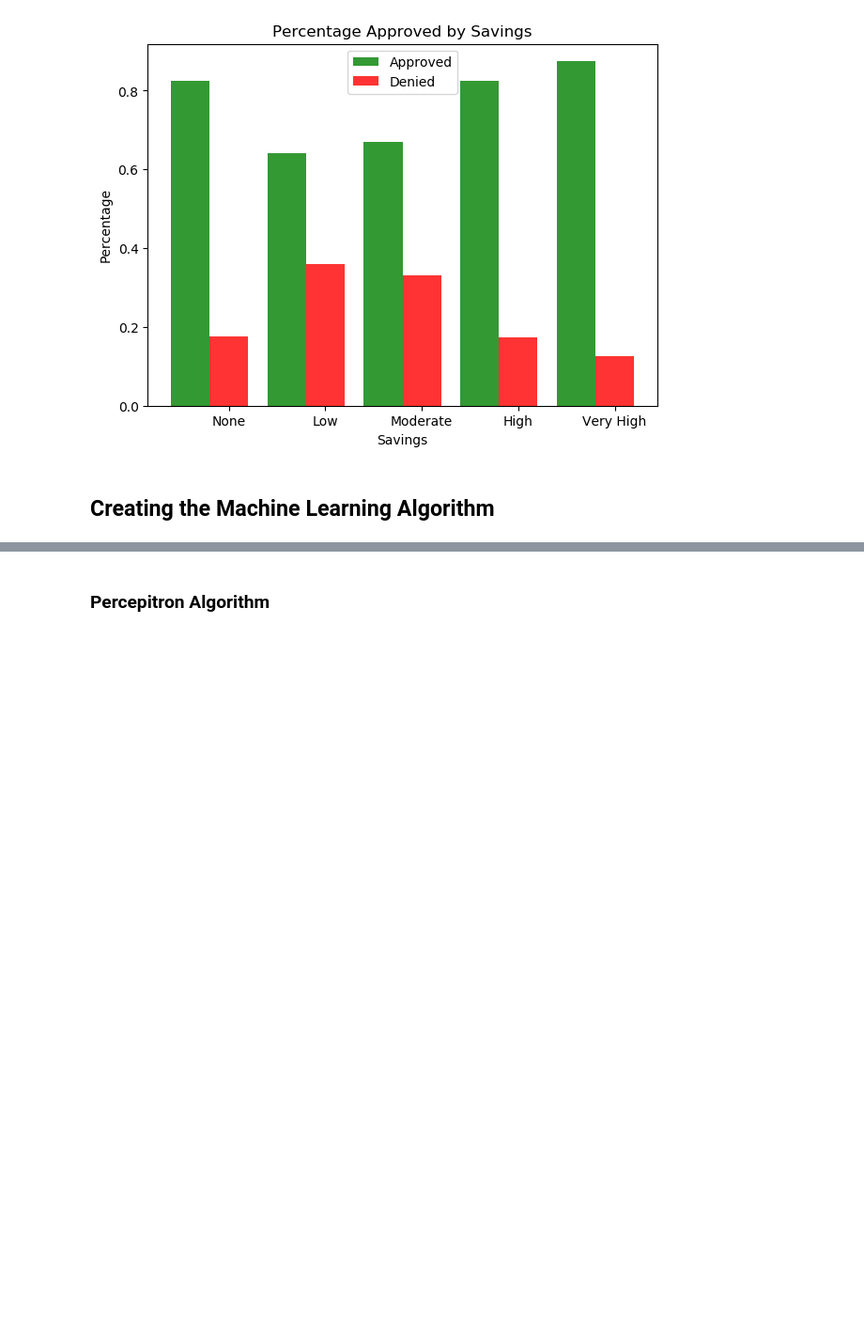
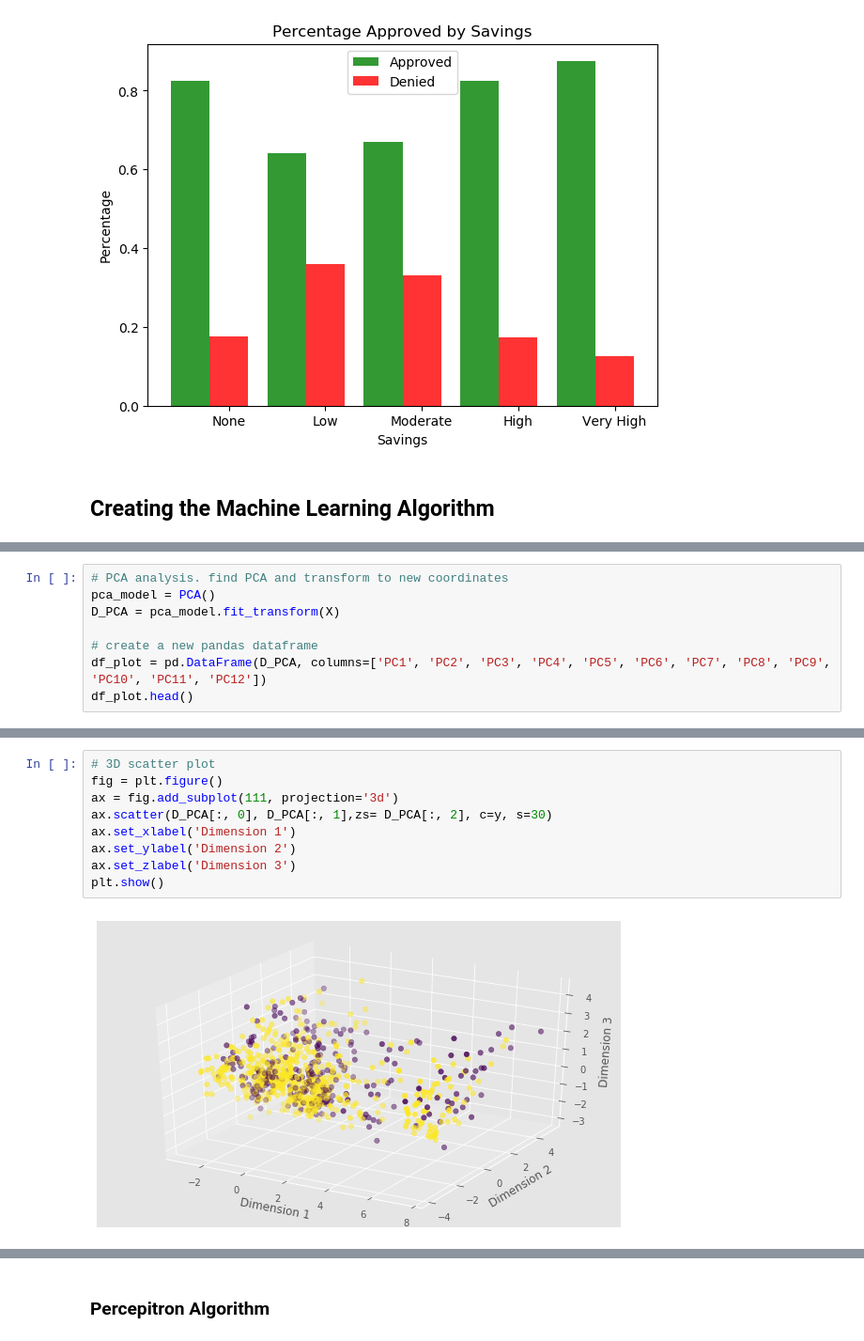
Before and after one commit to hanmaegeo/2019-datascience-project, a Jupyter notebook: Final Draft 1.ipynb, the cells around one changed output, grey strips where cells are left out. Shown at 94% size. Cells and saved outputs as stored; diff of their text form; blank space fills up the shorter version.

```diff
--- a/Final Draft 1.ipynb
+++ b/Final Draft 1.ipynb
@@ -610,0 +752,8 @@ See the caveats in the documentation: http://pandas.pydata.org/pandas-docs/stabl
+# %%
+# PCA analysis. find PCA and transform to new coordinates
+pca_model = PCA()
+D_PCA = pca_model.fit_transform(X)
+
+# create a new pandas dataframe
+df_plot = pd.DataFrame(D_PCA, columns=['PC1', 'PC2', 'PC3', 'PC4', 'PC5', 'PC6', 'PC7', 'PC8', 'PC9', 'PC10', 'PC11', 'PC12'])
+df_plot.head()
@@ -610,0 +767,11 @@ See the caveats in the documentation: http://pandas.pydata.org/pandas-docs/stabl
+# %%
+# 3D scatter plot
+fig = plt.figure()
+ax = fig.add_subplot(111, projection='3d')
+ax.scatter(D_PCA[:, 0], D_PCA[:, 1],zs= D_PCA[:, 2], c=y, s=30)
+ax.set_xlabel('Dimension 1')
+ax.set_ylabel('Dimension 2')
+ax.set_zlabel('Dimension 3')
+plt.show()
+# %% [output]
+[figure, added]
```
Also changed, not shown: parts of 46 cells of this notebook.
